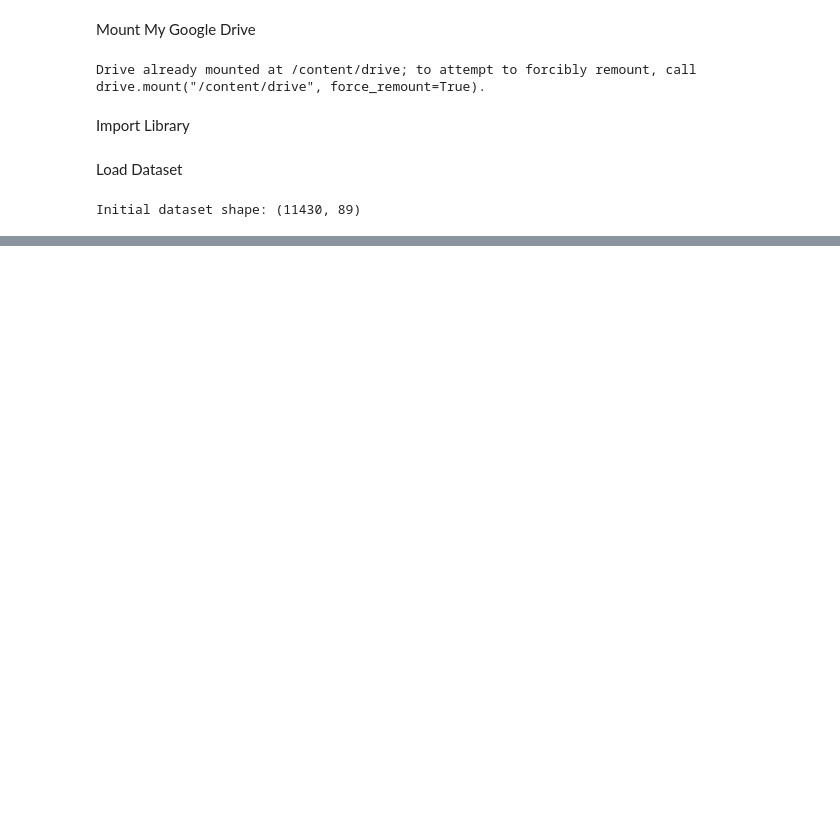
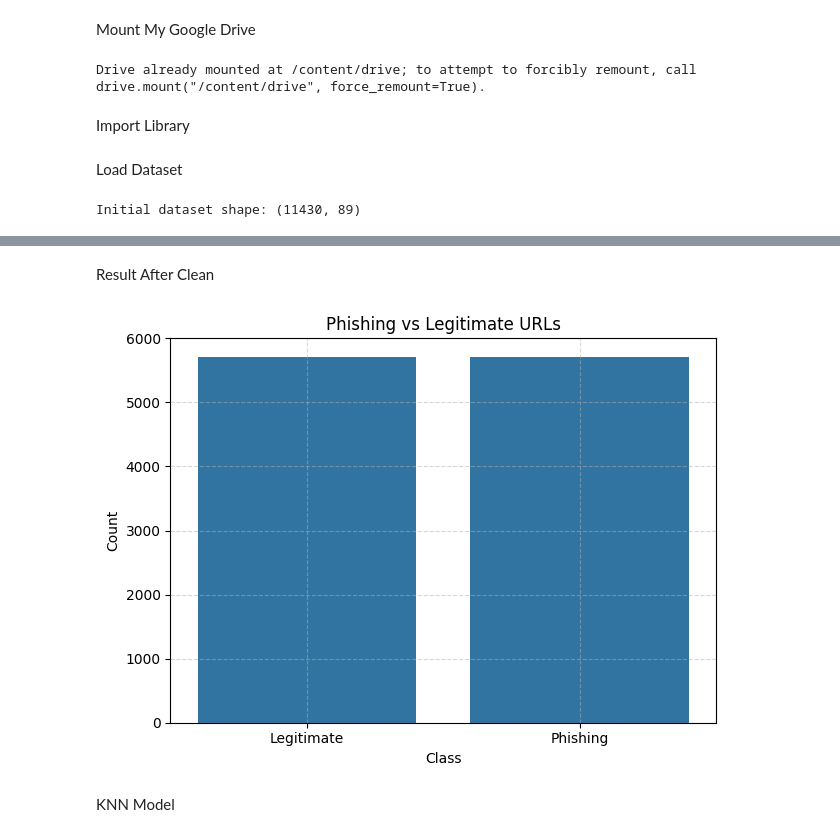
Before and after one commit to chuan1215/DLI_GroupAG, a Jupyter notebook: TangSiChuon_KNN.ipynb, the cells around one changed output, grey strips where cells are left out. Cells and saved outputs as stored; diff of their text form; code cells hidden in the pictures; blank space fills up the shorter version.

```diff
--- a/TangSiChuon_KNN.ipynb
+++ b/TangSiChuon_KNN.ipynb
@@ -30,0 +34,21 @@ Initial dataset shape: (11430, 89)
+# %%
+# Drop rows with missing values
+df.dropna(inplace=True)
+print("After dropping NA:", df.shape)
+
+# Check if there are any categorical values that need encoding
+print("Data types:\n", df.dtypes)
+
+# Identify the label column (based on your output, it's likely 'status')
+if 'class' in df.columns:
+    df.rename(columns={'class': 'label'}, inplace=True)
+elif 'status' in df.columns:
+    df.rename(columns={'status': 'label'}, inplace=True)
+else:
+    raise KeyError("No target label column found. Please ensure the dataset has a 'class' or 'status' column.")
+
+# Drop non-numeric and non-informative columns like 'url'
+df.drop(columns=['url'], inplace=True, errors='ignore')
+
+# Convert label column to binary (e.g., 'phishing' = 1, 'legitimate' = 0)
+df['label'] = df['label'].map({'phishing': 1, 'legitimate': 0})
@@ -30,0 +70,26 @@ Initial dataset shape: (11430, 89)
+# %% [markdown]
+Result After Clean
+# %%
+sns.countplot(data=df, x='label')
+plt.title('Phishing vs Legitimate URLs')
+plt.xticks([0, 1], ['Legitimate', 'Phishing'])
+plt.xlabel('Class')
+plt.ylabel('Count')
+plt.grid(True, linestyle='--', alpha=0.5)
+plt.tight_layout()
+plt.show()
+
+# Separate features and target
+X = df.drop(columns=['label'])
+y = df['label']
+
+# Normalize the features
+scaler = StandardScaler()
+X_scaled = scaler.fit_transform(X)
+
+# Train-test split
+X_train, X_test, y_train, y_test = train_test_split(X_scaled, y, test_size=0.2, random_state=42)
+# %% [output]
+[figure, added]
+# %% [markdown]
+KNN Model
```
Also changed, not shown: parts of 6 cells of this notebook.
